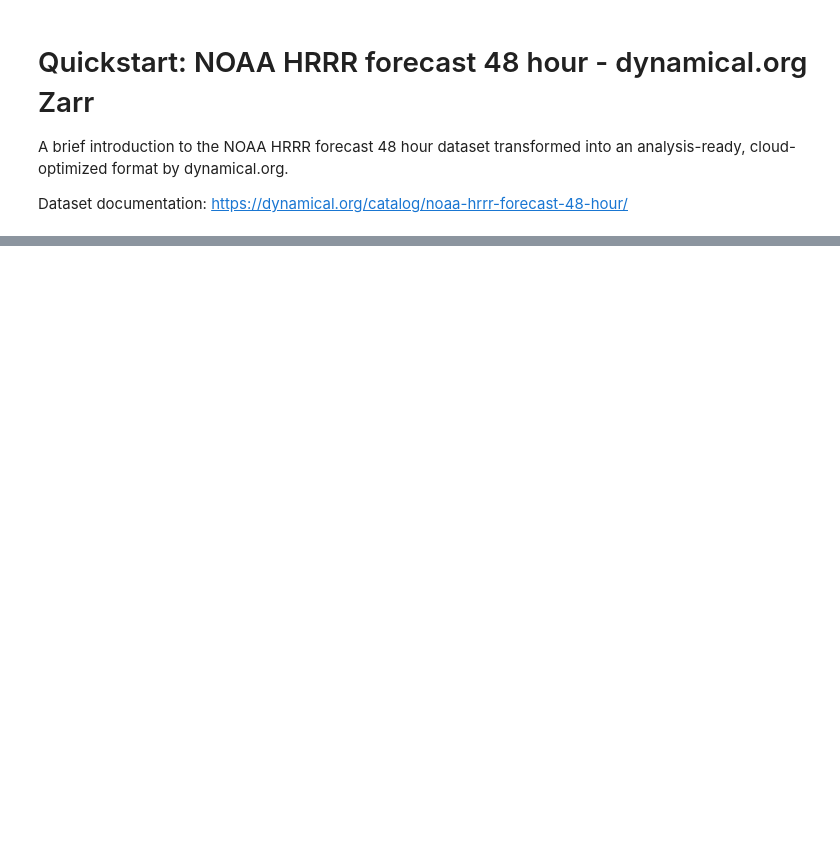
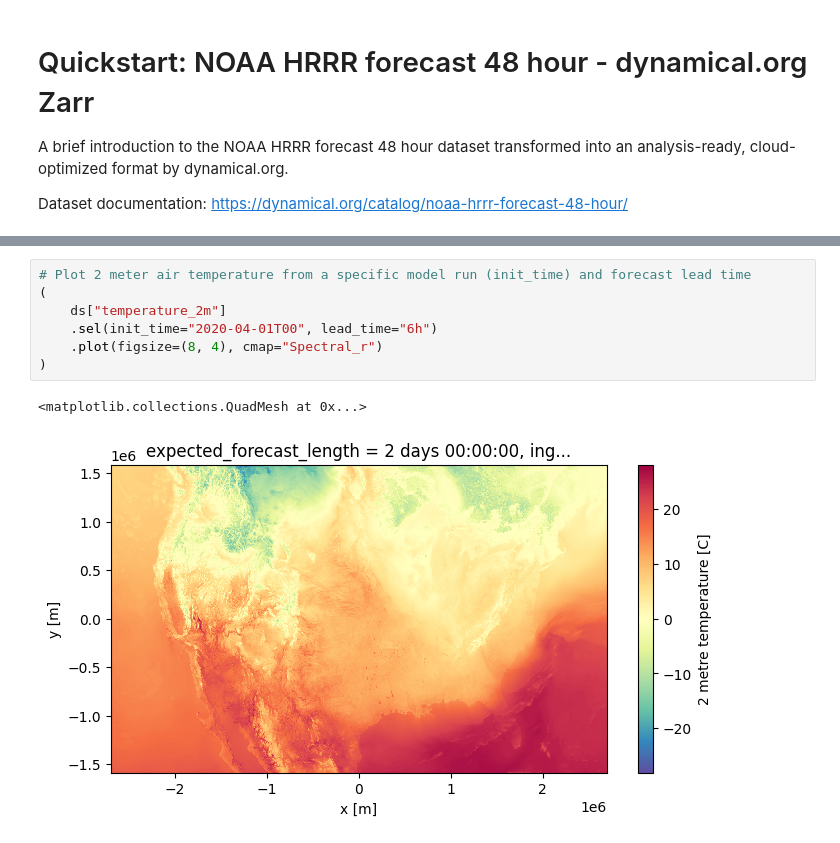
Before and after one commit to dynamical-org/notebooks, a Jupyter notebook: noaa-hrrr-forecast-48-hour.ipynb, the cells around one changed output, grey strips where cells are left out. Cells and saved outputs as stored; diff of their text form; blank space fills up the shorter version.

```diff
--- a/noaa-hrrr-forecast-48-hour.ipynb
+++ b/noaa-hrrr-forecast-48-hour.ipynb
@@ -64,0 +40,10 @@ anim.save(f"hrrr_{var}_{init_time:%Y-%m-%dT%H}_{"_".join([str(b) for b in bounds
+# %%
+# Plot 2 meter air temperature from a specific model run (init_time) and forecast lead time
+(
+    ds["temperature_2m"]
+    .sel(init_time="2020-04-01T00", lead_time="6h")
+    .plot(figsize=(8, 4), cmap="Spectral_r")
+)
+# %% [output]
+<matplotlib.collections.QuadMesh at 0x...>
+[figure, added]
```
Also changed, not shown: parts of 7 cells of this notebook.
